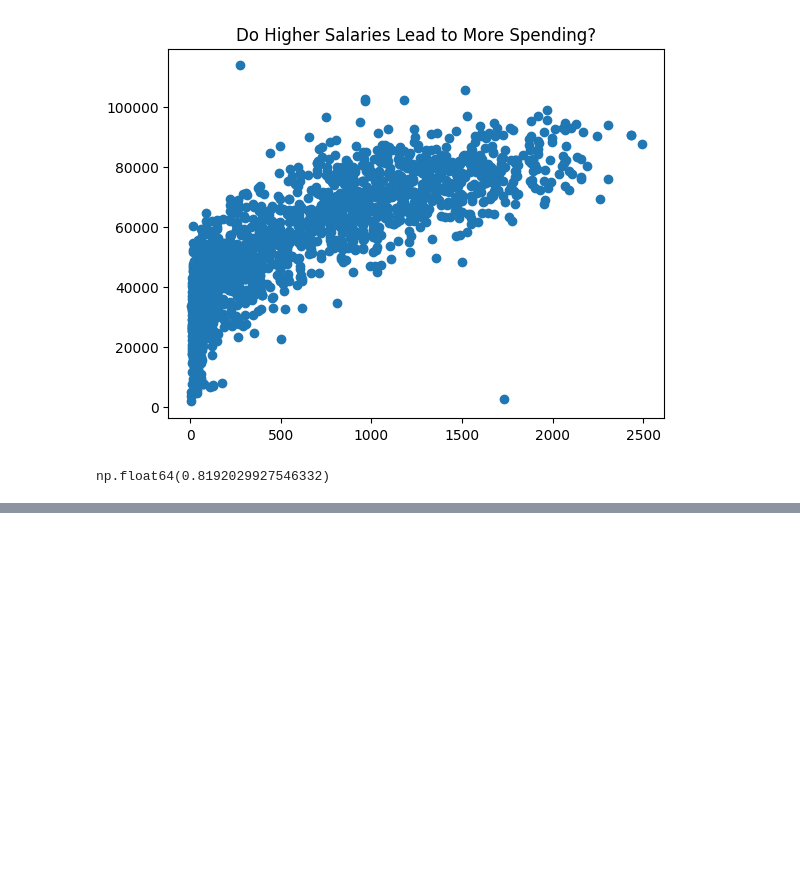
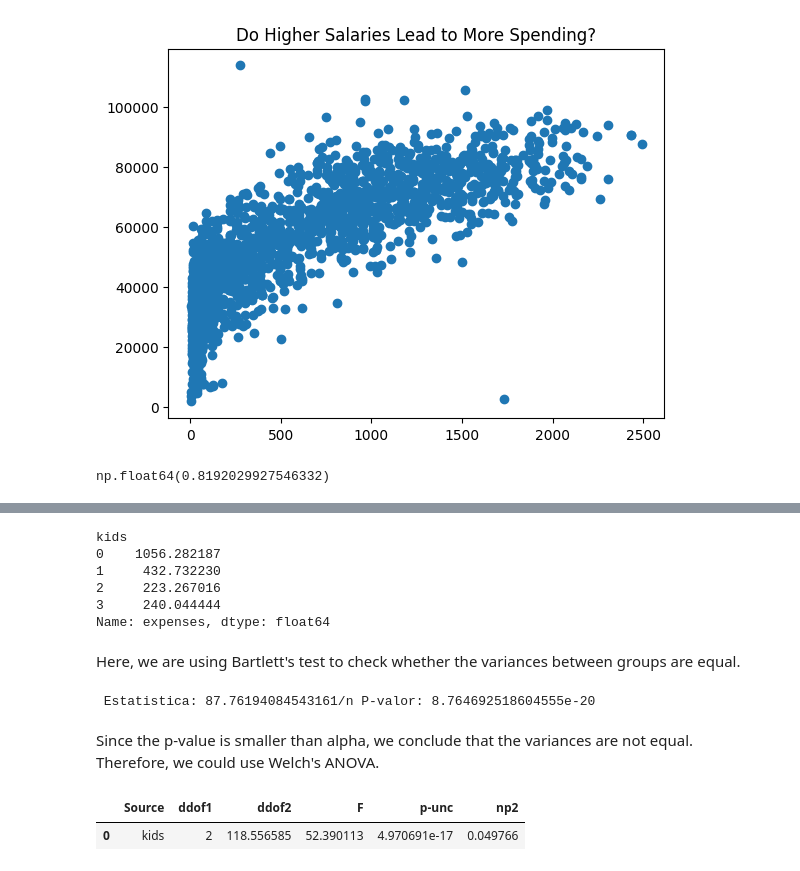
Before and after one commit to luismendoncafsilva/Exploratory-Data-Analysis, a Jupyter notebook: EDA.ipynb, the cells around one changed output, grey strips where cells are left out. Cells and saved outputs as stored; diff of their text form; code cells hidden in the pictures; blank space fills up the shorter version.

Commit message:
hypothesis test

```diff
--- a/EDA.ipynb
+++ b/EDA.ipynb
@@ -258,0 +342,9 @@ Apparently, there is a directly proportional correlation, where people who earn
+# %%
+df.groupby(['kids'])['expenses'].mean()
+# %% [output]
+kids
+0    1056.282187
+1     432.732230
+2     223.267016
+3     240.044444
+Name: expenses, dtype: float64
@@ -258,0 +355,18 @@ Apparently, there is a directly proportional correlation, where people who earn
+# %% [markdown]
+Here, we are using Bartlett's test to check whether the variances between groups are equal.
+# %%
+estatistica,valor_p = scipy.stats.bartlett(um_filho, dois_filhos, tres_filhos)
+
+print(f' Estatistica: {estatistica}/n P-valor: {valor_p}')
+# %% [output]
+ Estatistica: 87.76194084543161/n P-valor: 8.764692518604555e-20
+# %% [markdown]
+Since the p-value is smaller than alpha, we conclude that the variances are not equal. Therefore, we could use Welch's ANOVA.
+# %%
+import pingouin as pg
+
+df_com_filhos = df[df.kids != 0]
+pg.welch_anova(dv='expenses', between='kids', data=df_com_filhos)
+# %% [output]
+|  | Source | ddof1 | ddof2 | F | p-unc | np2 |
+| 0 | kids | 2 | 118.556585 | 52.390113 | 4.970691e-17 | 0.049766 |
```
Also changed, not shown: parts of 18 cells of this notebook.
